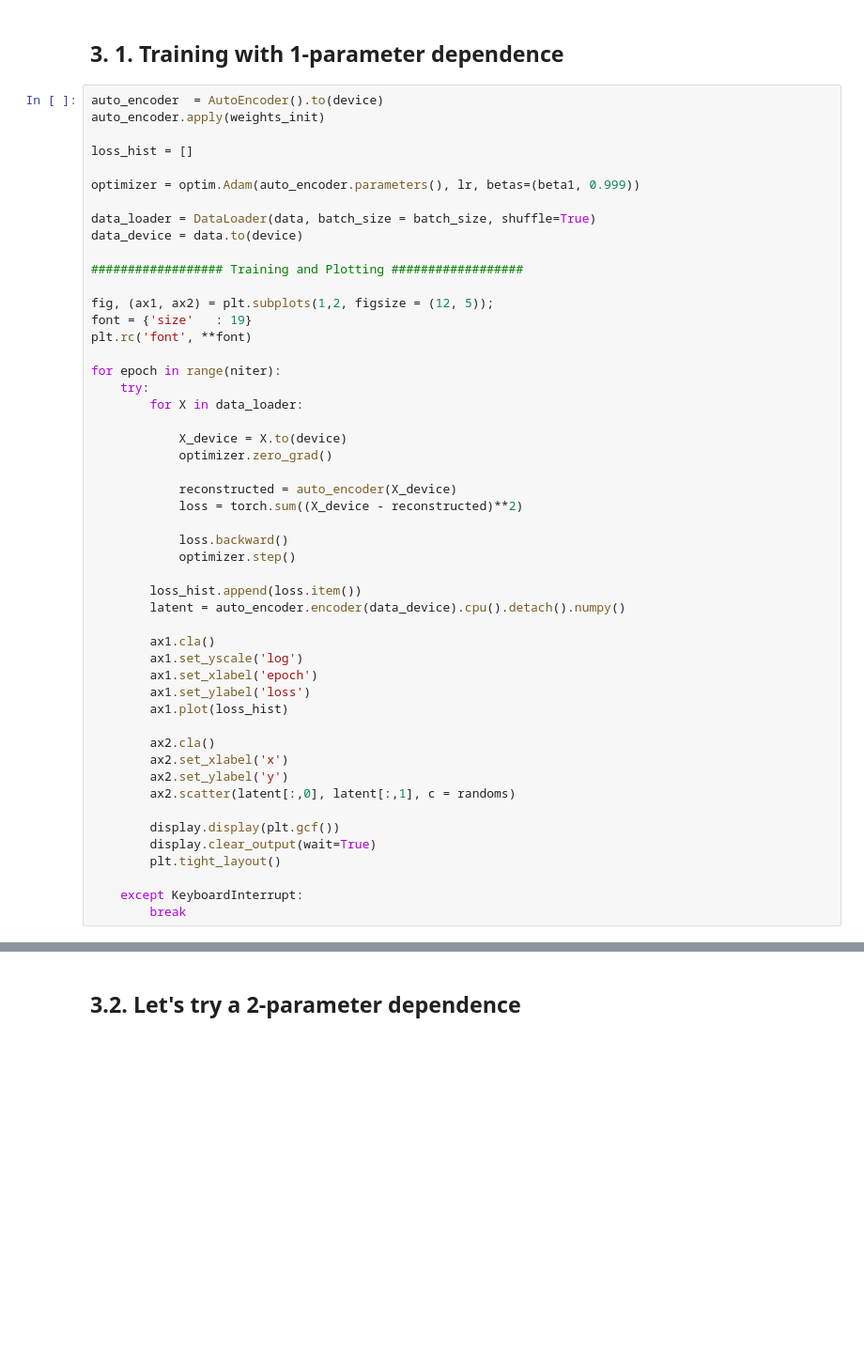
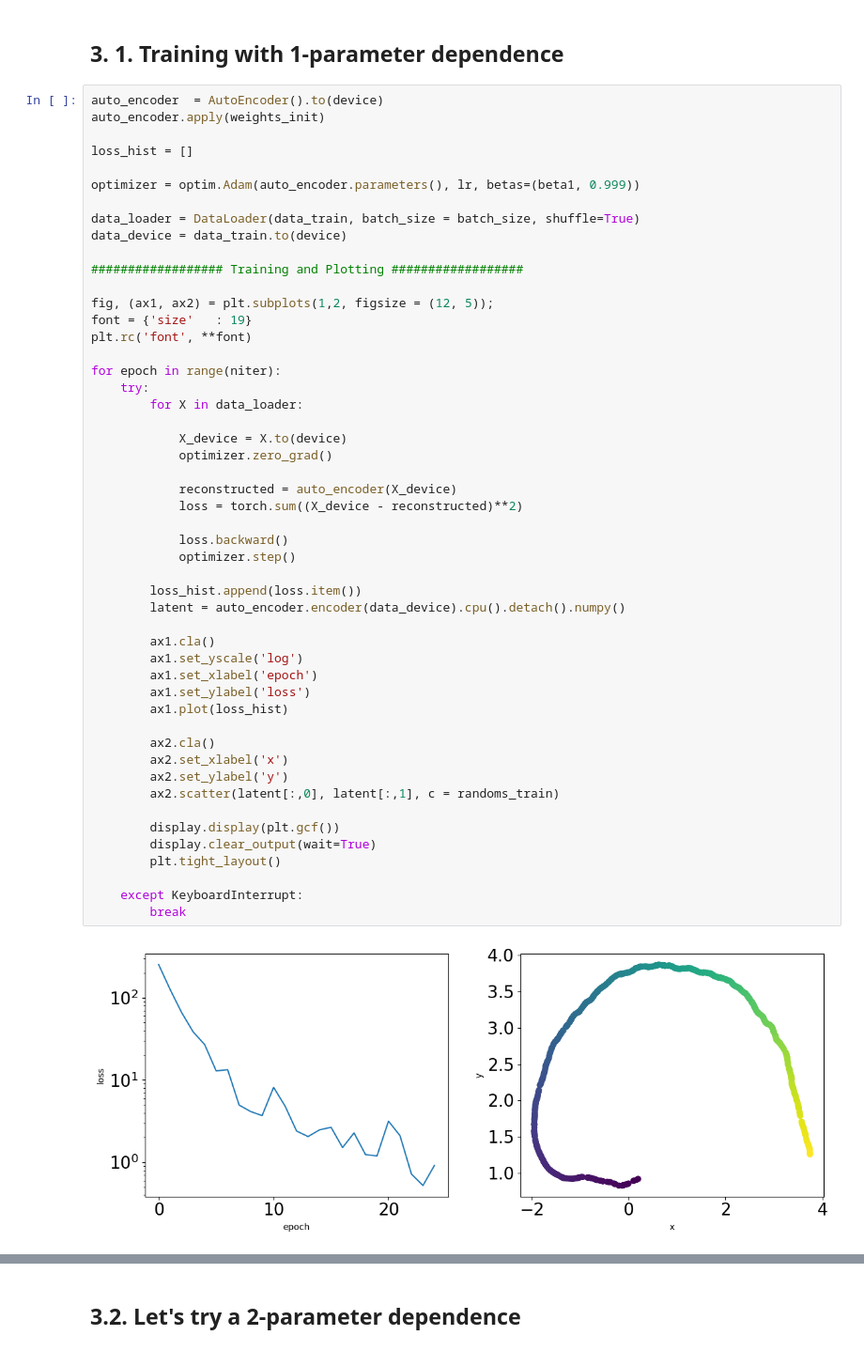
Before and after one commit to raimonluna/MachineLearningForStrongGravity, a Jupyter notebook: Lecture2_Autoencoders_and_Generative_Adversarial_Networks.ipynb, the cells around one changed output, grey strips where cells are left out. Shown at 94% size. Saved outputs shown, nothing was run; the diff lists cells and outputs as text; blank space fills up the shorter version.

```diff
--- a/Lecture2_Autoencoders_and_Generative_Adversarial_Networks.ipynb
+++ b/Lecture2_Autoencoders_and_Generative_Adversarial_Networks.ipynb
@@ -200,8 +219,8 @@ loss_hist = []
 
 optimizer = optim.Adam(auto_encoder.parameters(), lr, betas=(beta1, 0.999))
 
-data_loader = DataLoader(data, batch_size = batch_size, shuffle=True)
-data_device = data.to(device)
+data_loader = DataLoader(data_train, batch_size = batch_size, shuffle=True)
+data_device = data_train.to(device)
 
 ################## Training and Plotting ##################
 
@@ -214,32 +233,34 @@ for epoch in range(niter):
         for X in data_loader:
 
             X_device = X.to(device)
             optimizer.zero_grad()
 
             reconstructed = auto_encoder(X_device)
             loss = torch.sum((X_device - reconstructed)**2)
 
             loss.backward()
             optimizer.step()
 
         loss_hist.append(loss.item())
         latent = auto_encoder.encoder(data_device).cpu().detach().numpy()
 
         ax1.cla()
         ax1.set_yscale('log')
         ax1.set_xlabel('epoch')
         ax1.set_ylabel('loss')
         ax1.plot(loss_hist)
 
         ax2.cla()
         ax2.set_xlabel('x')
         ax2.set_ylabel('y')
-        ax2.scatter(latent[:,0], latent[:,1], c = randoms)
+        ax2.scatter(latent[:,0], latent[:,1], c = randoms_train)
 
         display.display(plt.gcf())
         display.clear_output(wait=True)
         plt.tight_layout()
 
     except KeyboardInterrupt:
         break
+# %% [output]
+[figure, added]
 # %%
```
Also changed, not shown: parts of 15 cells of this notebook, 3 other files.
